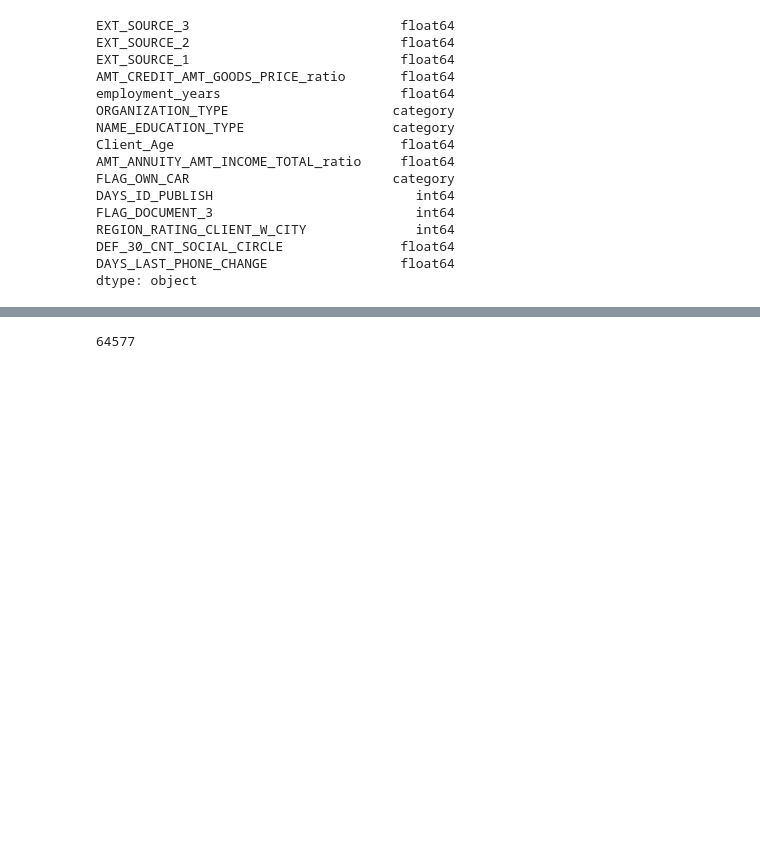
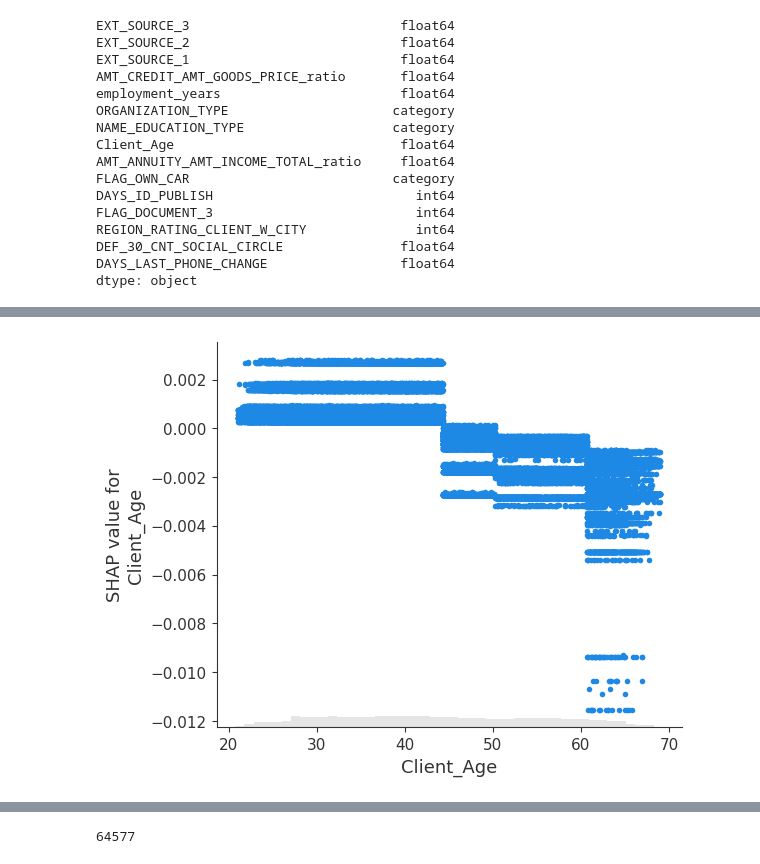
Before and after one commit to SandipKhaire/home_credit_default_risk, a Jupyter notebook: notebooks/3.application_feature_model.ipynb, the cells around one changed output, grey strips where cells are left out. Saved outputs shown, nothing was run; the diff lists cells and outputs as text; code cells hidden in the pictures; blank space fills up the shorter version.

```diff
--- a/notebooks/3.application_feature_model.ipynb
+++ b/notebooks/3.application_feature_model.ipynb
@@ -136,0 +401,5 @@ selected_features
+# %%
+# Create a dependence plot for a single feature
+shap.plots.scatter(shap_values[:, "Client_Age"])
+# %% [output]
+[figure, added]
```
Also changed, not shown: parts of 49 cells of this notebook, 12 other files.
